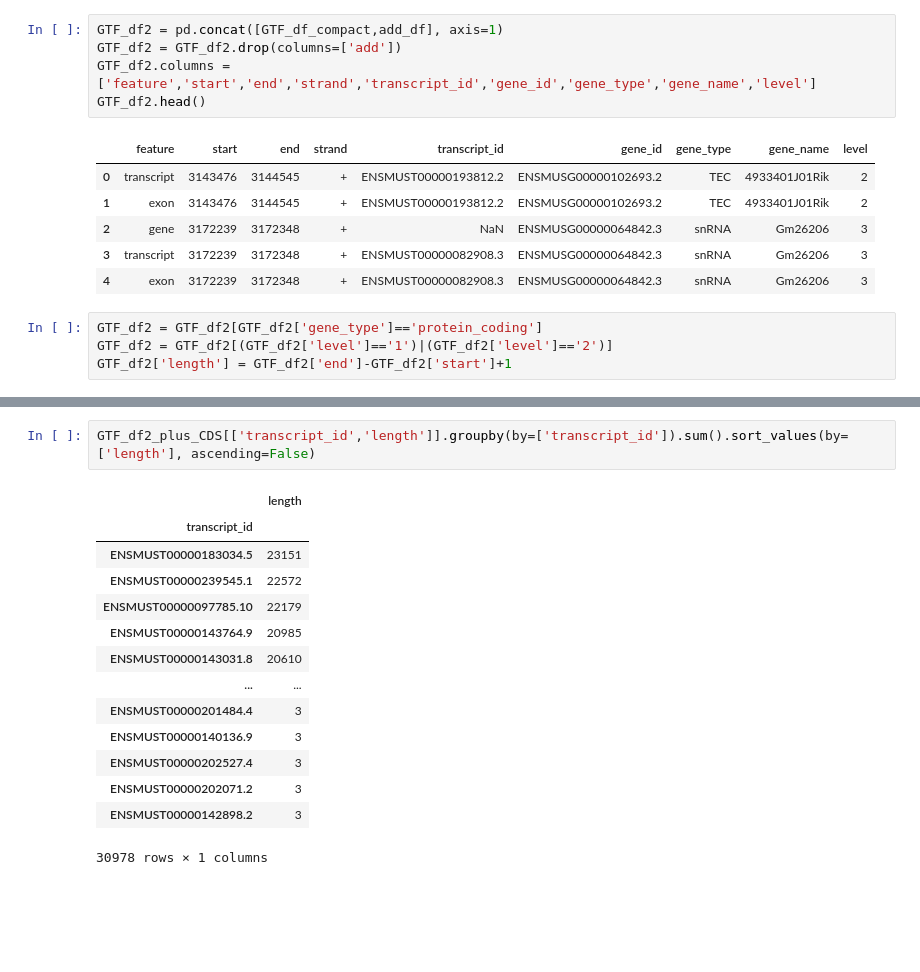
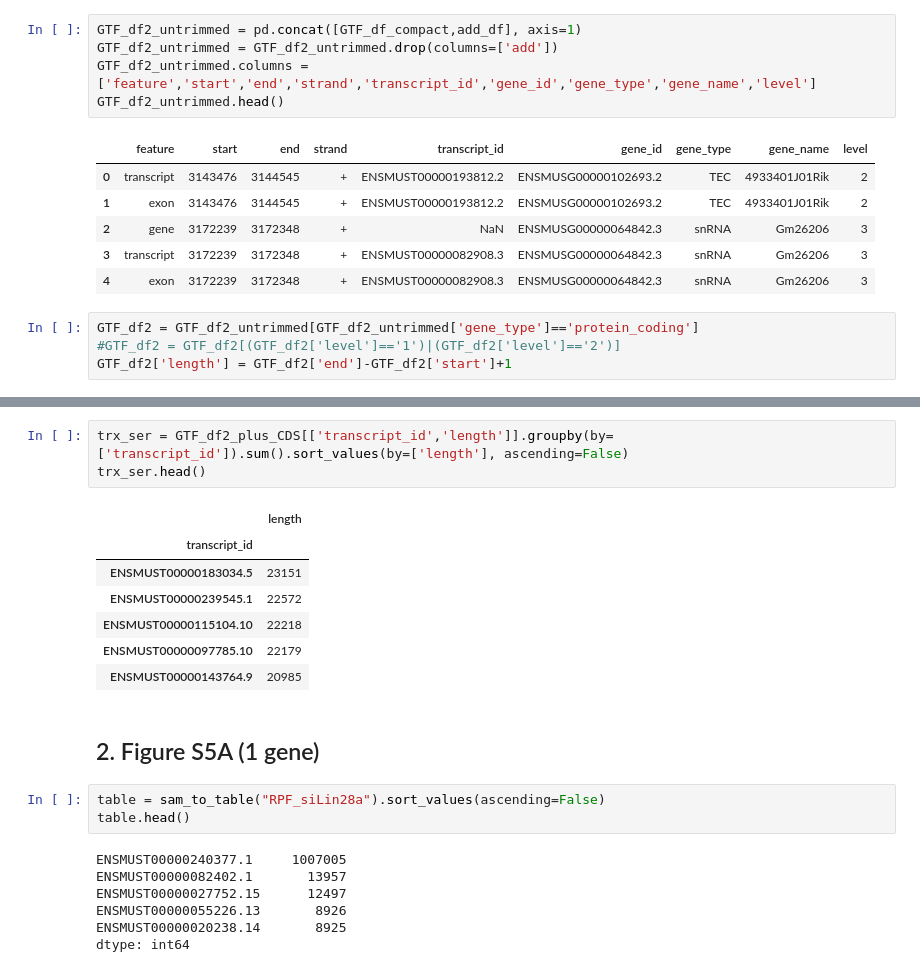
Before and after one commit to kangjunseo/Bioinformatics, a Jupyter notebook: QBioLab_Internship/Mission3.ipynb, the cells around one changed output, grey strips where cells are left out. Saved outputs shown, nothing was run; the diff lists cells and outputs as text; blank space fills up the shorter version.

```diff
--- a/QBioLab_Internship/Mission3.ipynb
+++ b/QBioLab_Internship/Mission3.ipynb
@@ -167,10 +123,10 @@ add_df.head()
 | 3 | ENSMUST00000082908.3 | ENSMUSG00000064842.3 | snRNA | Gm26206 | 3 |
 | 4 | ENSMUST00000082908.3 | ENSMUSG00000064842.3 | snRNA | Gm26206 | 3 |
 # %%
-GTF_df2 = pd.concat([GTF_df_compact,add_df], axis=1)
-GTF_df2 = GTF_df2.drop(columns=['add'])
-GTF_df2.columns = ['feature','start','end','strand','transcript_id','gene_id','gene_type','gene_name','level']
-GTF_df2.head()
+GTF_df2_untrimmed = pd.concat([GTF_df_compact,add_df], axis=1)
+GTF_df2_untrimmed = GTF_df2_untrimmed.drop(columns=['add'])
+GTF_df2_untrimmed.columns = ['feature','start','end','strand','transcript_id','gene_id','gene_type','gene_name','level']
+GTF_df2_untrimmed.head()
 # %% [output]
 |  | feature | start | end | strand | transcript_id | gene_id | gene_type | gene_name | level |
 | 0 | transcript | 3143476 | 3144545 | + | ENSMUST00000193812.2 | ENSMUSG00000102693.2 | TEC | 4933401J01Rik | 2 |
@@ -179,7 +135,7 @@ GTF_df2.head()
 | 3 | transcript | 3172239 | 3172348 | + | ENSMUST00000082908.3 | ENSMUSG00000064842.3 | snRNA | Gm26206 | 3 |
 | 4 | exon | 3172239 | 3172348 | + | ENSMUST00000082908.3 | ENSMUSG00000064842.3 | snRNA | Gm26206 | 3 |
 # %%
-GTF_df2 = GTF_df2[GTF_df2['gene_type']=='protein_coding']
-GTF_df2 = GTF_df2[(GTF_df2['level']=='1')|(GTF_df2['level']=='2')]
+GTF_df2 = GTF_df2_untrimmed[GTF_df2_untrimmed['gene_type']=='protein_coding']
+#GTF_df2 = GTF_df2[(GTF_df2['level']=='1')|(GTF_df2['level']=='2')]
 GTF_df2['length'] = GTF_df2['end']-GTF_df2['start']+1
 # %% [output]
@@ -210,19 +176,25 @@ GTF_df2_plus_CDS.head()
 | 364 | CDS | 4900491 | 4900538 | + | ENSMUST00000134384.8 | ENSMUSG00000025903.15 | protein_coding | Lypla1 | 2 | 48 |
 | 366 | CDS | 4902534 | 4902604 | + | ENSMUST00000134384.8 | ENSMUSG00000025903.15 | protein_coding | Lypla1 | 2 | 71 |
 # %%
-GTF_df2_plus_CDS[['transcript_id','length']].groupby(by=['transcript_id']).sum().sort_values(by=['length'], ascending=False)
+trx_ser = GTF_df2_plus_CDS[['transcript_id','length']].groupby(by=['transcript_id']).sum().sort_values(by=['length'], ascending=False)
+trx_ser.head()
 # %% [output]
 |  | length |
 | transcript_id |  |
 | ENSMUST00000183034.5 | 23151 |
 | ENSMUST00000239545.1 | 22572 |
+| ENSMUST00000115104.10 | 22218 |
 | ENSMUST00000097785.10 | 22179 |
 | ENSMUST00000143764.9 | 20985 |
-| ENSMUST00000143031.8 | 20610 |
-| ... | ... |
-| ENSMUST00000201484.4 | 3 |
-| ENSMUST00000140136.9 | 3 |
-| ENSMUST00000202527.4 | 3 |
-| ENSMUST00000202071.2 | 3 |
-| ENSMUST00000142898.2 | 3 |
-30978 rows × 1 columns
+# %% [markdown]
+## 2. Figure S5A (1 gene)
+# %%
+table = sam_to_table("RPF_siLin28a").sort_values(ascending=False)
+table.head()
+# %% [output]
+ENSMUST00000240377.1     1007005
+ENSMUST00000082402.1       13957
+ENSMUST00000027752.15      12497
+ENSMUST00000055226.13       8926
+ENSMUST00000020238.14       8925
+dtype: int64
```
Also changed, not shown: parts of 31 cells of this notebook.
